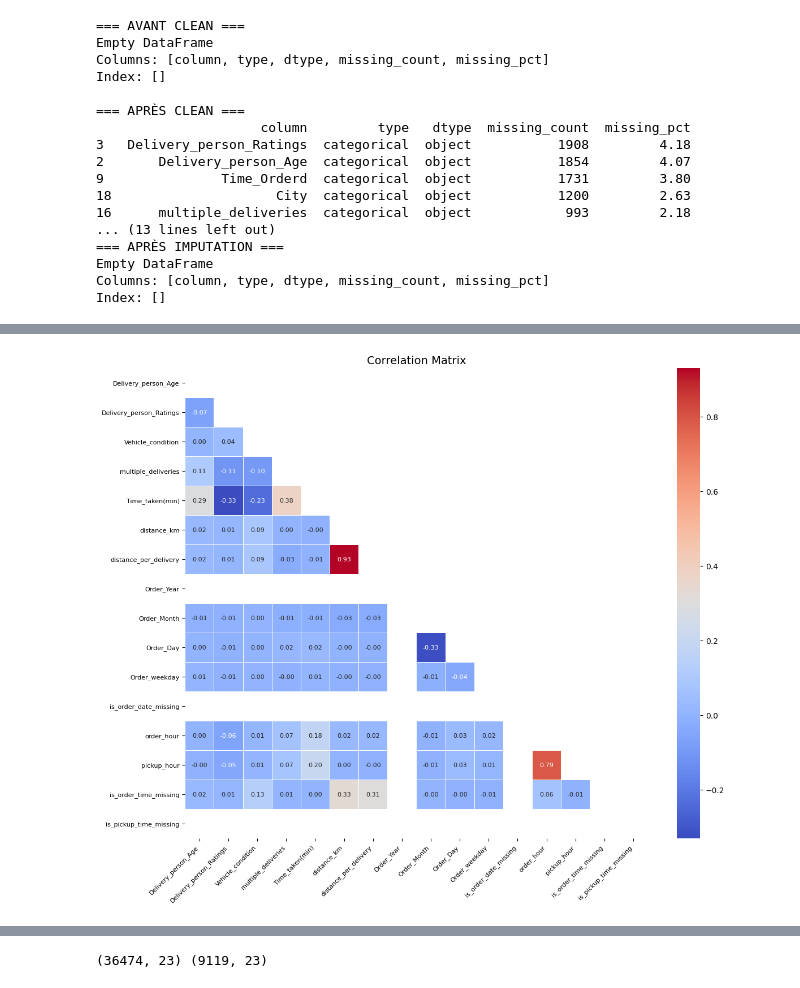
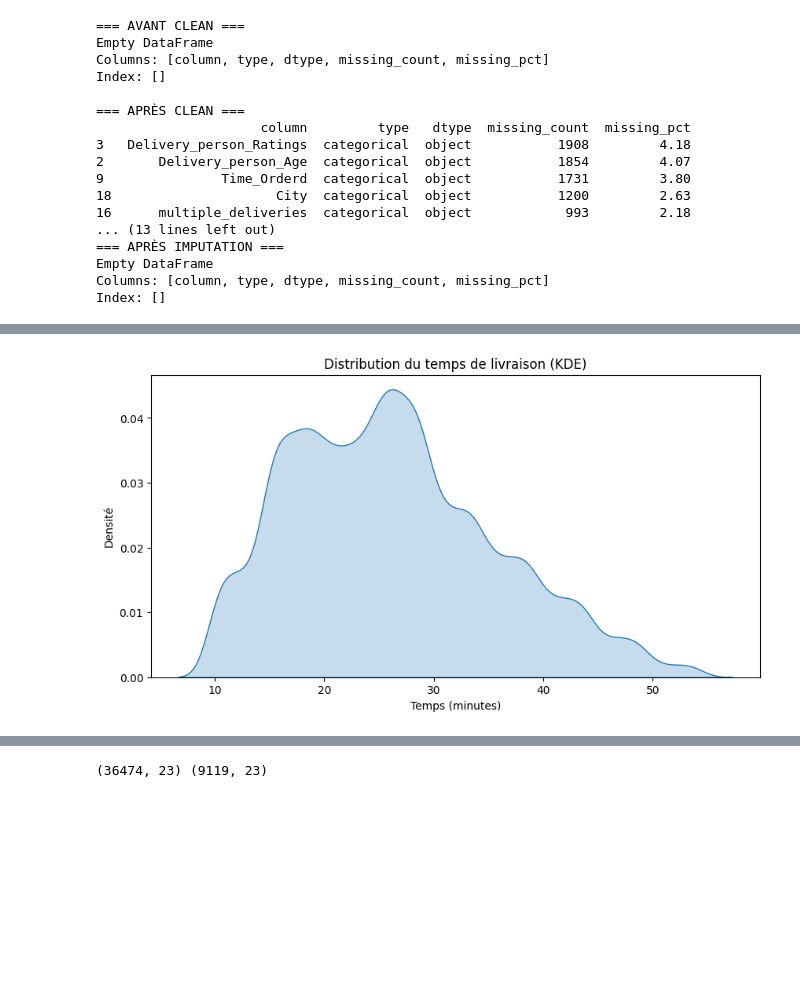
Before and after one commit to daviddelgadop/green-fast-project, a Jupyter notebook: notebook/green_fast_mvp.ipynb, the cells around one changed output, grey strips where cells are left out. Saved outputs shown, nothing was run; the diff lists cells and outputs as text; code cells hidden in the pictures; blank space fills up the shorter version.

```diff
--- a/notebook/green_fast_mvp.ipynb
+++ b/notebook/green_fast_mvp.ipynb
@@ -638,8 +638,6 @@ def preprocess_features(df: pd.DataFrame) -> pd.DataFrame:
         df["Delivery_location_latitude"],
         df["Delivery_location_longitude"]
     )
-
-    df["distance_per_delivery"] = df["distance_km"] / (df["multiple_deliveries"] + 1)
 
     df = df.drop(columns=[
         "Restaurant_latitude",
@@ -731,0 +769,16 @@ Index: []
+# %%
+
+plt.figure(figsize=(10,5))
+
+sns.kdeplot(
+    df_train_processed["Time_taken(min)"],
+    fill=True
+)
+
+plt.title("Distribution du temps de livraison (KDE)")
+plt.xlabel("Temps (minutes)")
+plt.ylabel("Densité")
+
+plt.show()
+# %% [output]
+[figure, added]
@@ -785,10 +875,3 @@ def plot_correlation_matrix(
 
     plt.tight_layout()
     plt.show()
-# %%
-plot_correlation_matrix(
-    df_train_processed,
-    mask_upper=True
-)
-# %% [output]
-[figure, removed]
```
Also changed, not shown: parts of 6 cells of this notebook, 1 other file.
